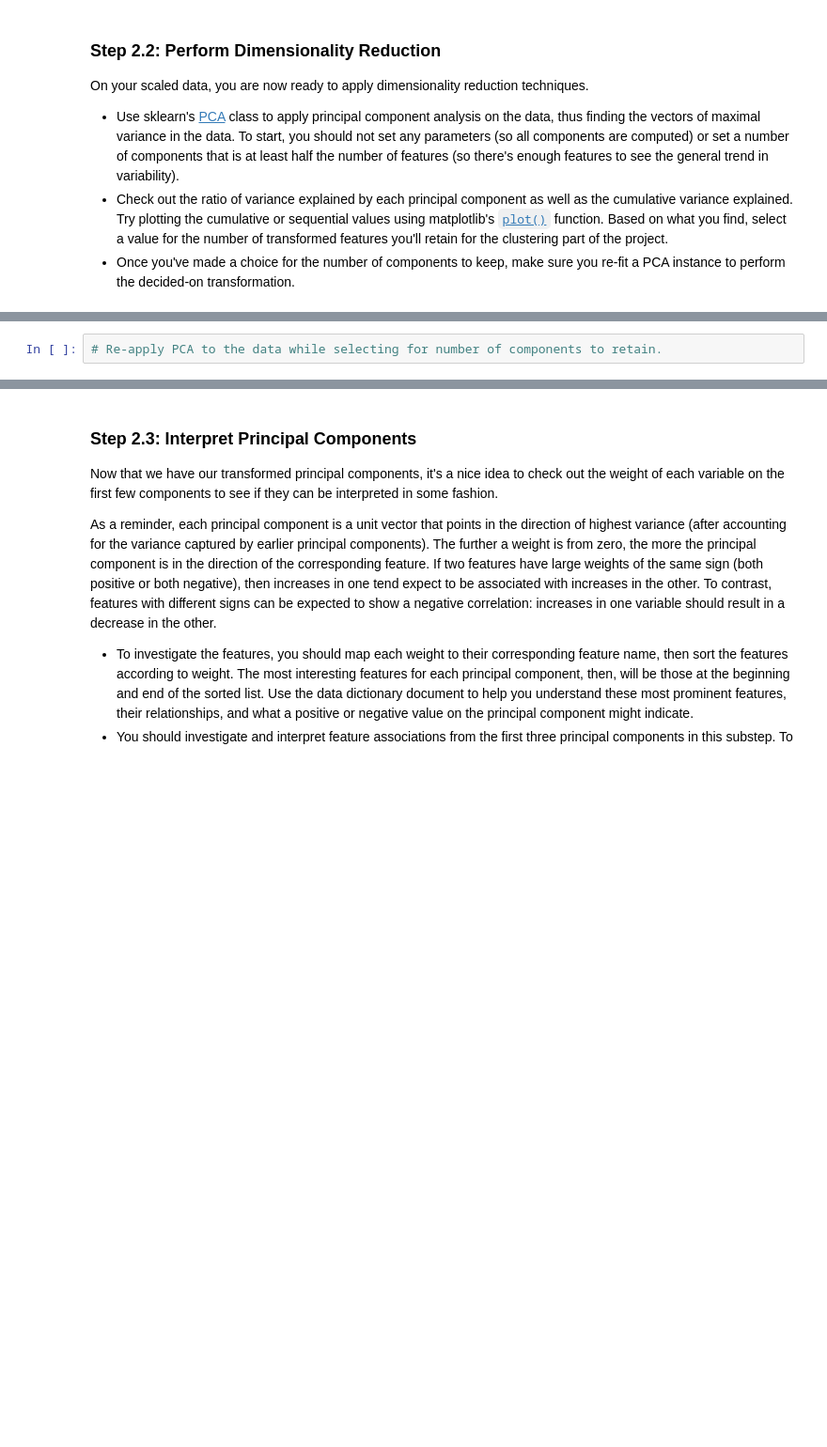
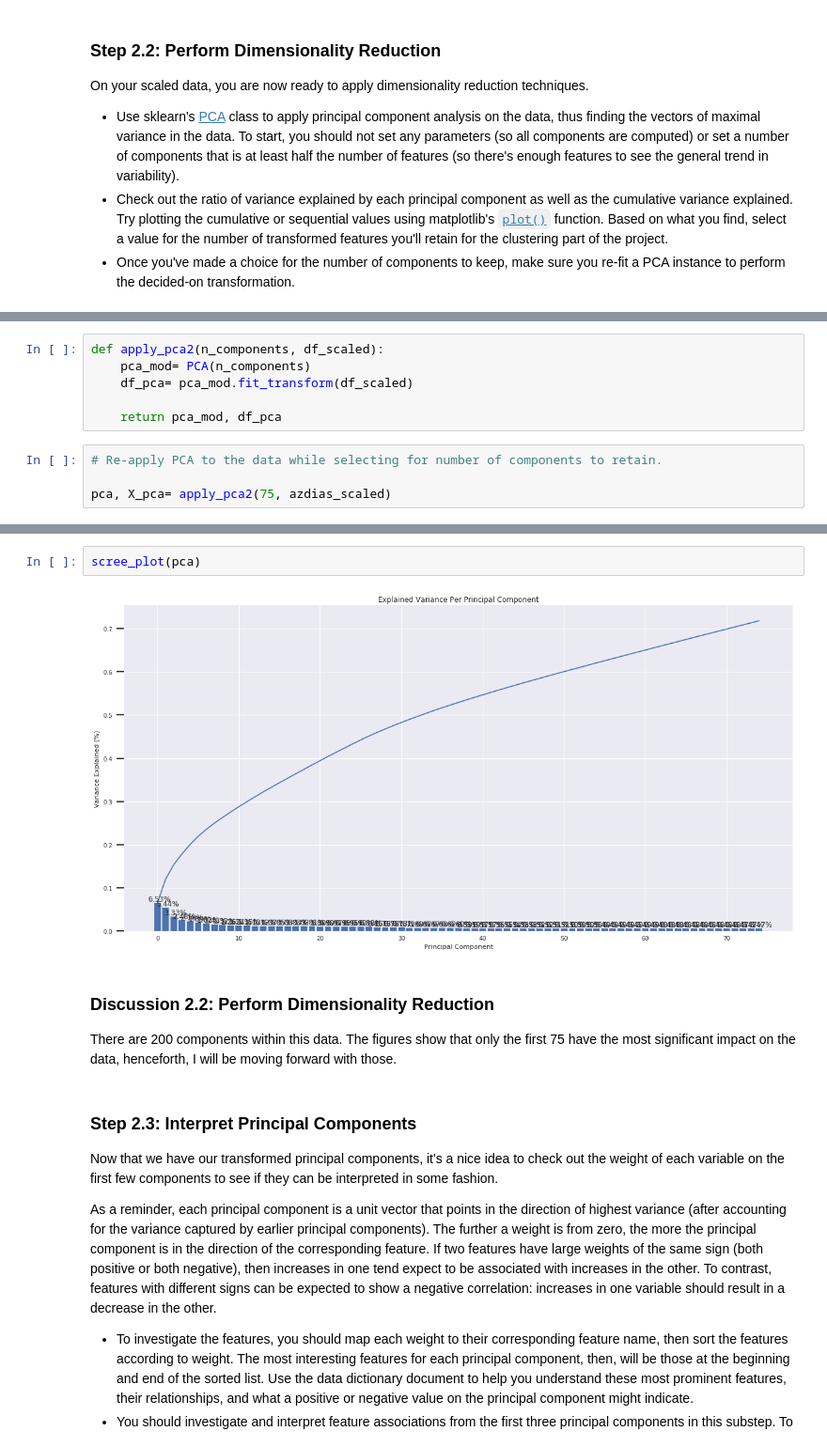
Before and after one commit to Suhaila-Ehab/Identifying-Customer_Segments-, a Jupyter notebook: Identify_Customer_Segments.ipynb, the cells around one changed output, grey strips where cells are left out. Shown at 94% size. Drawn from its saved outputs; the diff is of its cells as text; blank space fills up the shorter version.

```diff
--- a/Identify_Customer_Segments.ipynb
+++ b/Identify_Customer_Segments.ipynb
@@ -711,2 +966,10 @@ On your scaled data, you are now ready to apply dimensionality reduction techniq
+# %%
+def apply_pca2(n_components, df_scaled):
+    pca_mod= PCA(n_components)
+    df_pca= pca_mod.fit_transform(df_scaled)
+
+    return pca_mod, df_pca
 # %%
 # Re-apply PCA to the data while selecting for number of components to retain.
+
+pca, X_pca= apply_pca2(75, azdias_scaled)
@@ -717,3 +976,11 @@ On your scaled data, you are now ready to apply dimensionality reduction techniq
+# %%
+scree_plot(pca)
+# %% [output]
+[figure, added]
+# %% [markdown]
+### Discussion 2.2: Perform Dimensionality Reduction
+
+There are 200 components within this data. The figures show that only the first 75 have the most significant impact on the data, henceforth, I will be moving forward with those.
 # %% [markdown]
 ### Step 2.3: Interpret Principal Components
 
```
Also changed, not shown: parts of 54 cells of this notebook.
